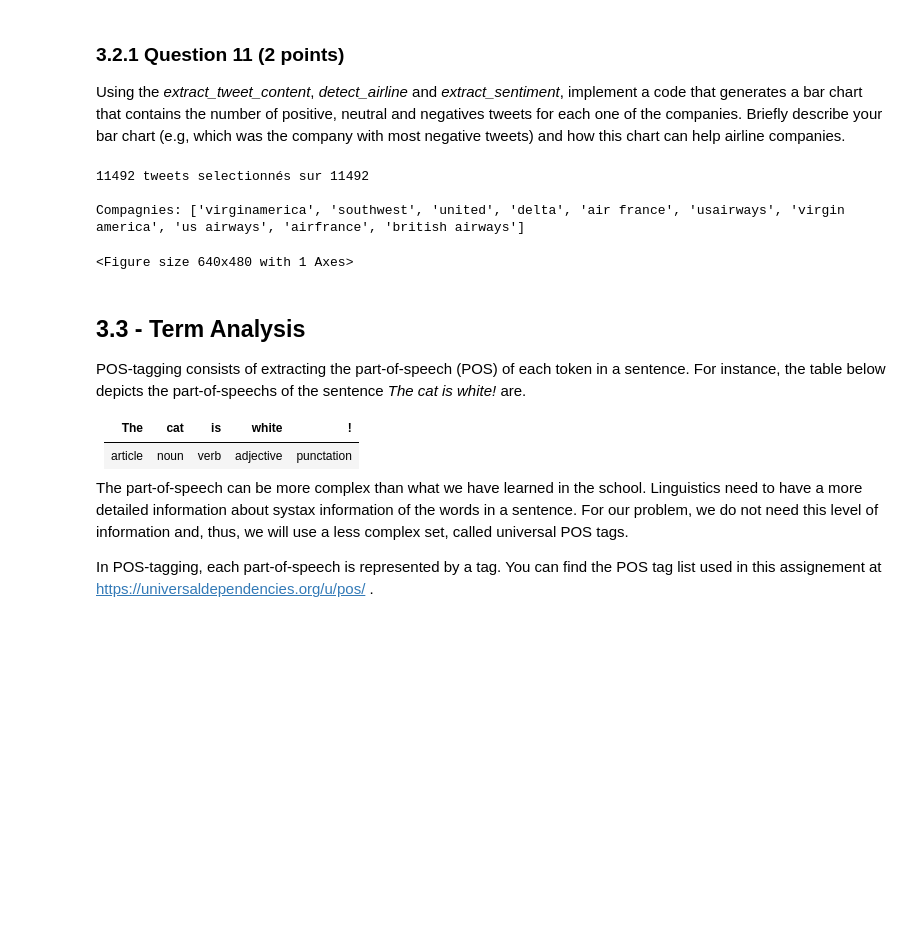
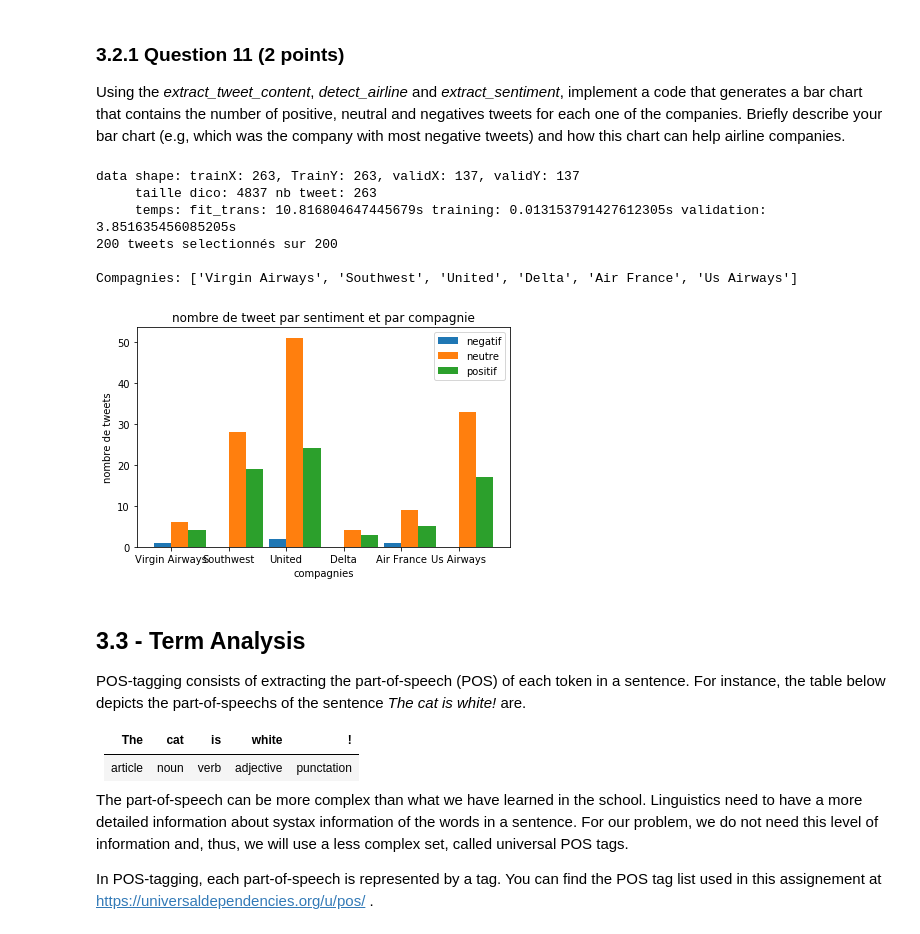
Before and after one commit to gregoiredervaux/INF8111, a Jupyter notebook: TP1/TP1.ipynb, the cells around one changed output. Drawn from its saved outputs; the diff is of its cells as text; code cells hidden in the pictures; blank space fills up the shorter version.

```diff
--- a/TP1/TP1.ipynb
+++ b/TP1/TP1.ipynb
@@ -904,19 +900,18 @@ def detect_airline(tweet_msg):
 
     present_compagnies = []
     try:
-        compagnies = ["Air ?France",
-                     "American ?Airways",
-                     "British ?Airways",
-                     "Delta",
-                     "Southwest",
-                     "United",
-                     "Us ?Airways",
-                     "Virgin ?America"]
+        compagnies = [["Air ?France", "Air France"],
+                     ["American ?Airways","American Airways"],
+                     ["British ?Airways","British Airways"],
+                     ["Delta","Delta"],
+                     ["Southwest","Southwest"],
+                     ["United","United"],
+                     ["Us ?Airways","Us Airways"],
+                     ["Virgin ?America","Virgin Airways"]]
 
         for compagnie in compagnies:
-            search_obj = re.search(compagnie, tweet_msg, re.IGNORECASE | re.DOTALL)
-            if search_obj:
-                present_compagnies.append(search_obj.group().lower())
+            if re.search(compagnie[0], tweet_msg, re.IGNORECASE | re.DOTALL):
+                present_compagnies.append(compagnie[1])
 
     except:
         raise NotImplementedError("")
@@ -948,11 +943,20 @@ def extract_sentiment(classifier, tweet):
 Using the *extract_tweet_content*, *detect_airline* and *extract_sentiment*, implement a code that generates a bar chart that contains the number of positive, neutral and negatives tweets for each one of the companies. Briefly describe your bar chart (e.g, which was the company with most negative tweets) and how this chart can help airline companies.
 # %%
 import matplotlib.pyplot as plt
+
+pre_process_pipe = PreprocessingPipeline(True, True, True)
+bow_tfidf = TFIDFBoW(pre_process_pipe, True, False)
+print("data shape: trainX: {}, TrainY: {}, validX: {}, validY: {}".format(len(training_X),
+                                                                         len(training_Y),
+                                                                         len(validation_X),
+                                                                         len(validation_Y)))
+
+classifier = train_evaluate(training_X, training_Y, validation_X, validation_Y, bow_tfidf)[0]
 
 airline_tweet = []
 airline_index = []
 i, j = 0, 0
-for raw_tweet in extract_tweet_content("saved_tweets_full.txt"):
+for raw_tweet in extract_tweet_content("saved_tweets.txt"):
     if len(detect_airline(raw_tweet)):
         airline_tweet.append(raw_tweet)
         airline_index.append(detect_airline(raw_tweet))
@@ -965,40 +969,43 @@ for index in airline_index:
         if compagnie not in airline_ls:
             airline_ls.append(compagnie)
 
-bow_tweets = bow.transform(airline_tweet)
+bow_tweets = bow_tfidf.transform(airline_tweet)
 sentiment_vector = [extract_sentiment(classifier, tweet) for tweet in bow_tweets]
 
 
 def count_sentiment_tweet(sentiment, airline, airline_index, sentiment_vector):
     count = 0
-    for i in range(len(airline_tweet)):
+    for i in range(len(sentiment_vector)):
         for airline_from_index in airline_index[i]:
             if sentiment_vector[i] == sentiment and airline_from_index == airline:
                 count += 1
     return count
 
 print("\nCompagnies: " + str(airline_ls))
 
 fig, ax = plt.subplots()
 bar_width = 0.3
 negative = ax.bar(range(len(airline_ls)), [count_sentiment_tweet(0, airline, airline_index, sentiment_vector) for airline in airline_ls], bar_width, label = "negatif")
 neutral = ax.bar(np.array(range(len(airline_ls))) + bar_width, [count_sentiment_tweet(1, airline, airline_index, sentiment_vector) for airline in airline_ls], bar_width,label = "neutre")
-positive = ax.bar(np.array(range(len(airline_ls))) + bar_width * 2, [count_sentiment_tweet(0, airline, airline_index, sentiment_vector) for airline in airline_ls], bar_width,label = "positif")
+positive = ax.bar(np.array(range(len(airline_ls))) + bar_width * 2, [count_sentiment_tweet(2, airline, airline_index, sentiment_vector) for airline in airline_ls], bar_width,label = "positif")
 
 ax.set_xlabel('compagnies')
 ax.set_ylabel('nombre de tweets')
 ax.set_title('nombre de tweet par sentiment et par compagnie')
 ax.set_xticks(np.array(range(len(airline_ls))) + bar_width / 2)
 ax.set_xticklabels(airline_ls)
 ax.legend()
 
 fig.tight_layout()
 plt.show()
 # %% [output]
-11492 tweets selectionnés sur 11492
+data shape: trainX: 263, TrainY: 263, validX: 137, validY: 137
+     taille dico: 4837 nb tweet: 263
+     temps: fit_trans: 10.816804647445679s training: 0.013153791427612305s validation: 3.851635456085205s
+200 tweets selectionnés sur 200
 
-Compagnies: ['virginamerica', 'southwest', 'united', 'delta', 'air france', 'usairways', 'virgin america', 'us airways', 'airfrance', 'british airways']
+Compagnies: ['Virgin Airways', 'Southwest', 'United', 'Delta', 'Air France', 'Us Airways']
-<Figure size 640x480 with 1 Axes>
+[figure, added]
 # %% [markdown]
 ## 3.3 - Term Analysis
 
```
Also changed, not shown: parts of 7 cells of this notebook.
